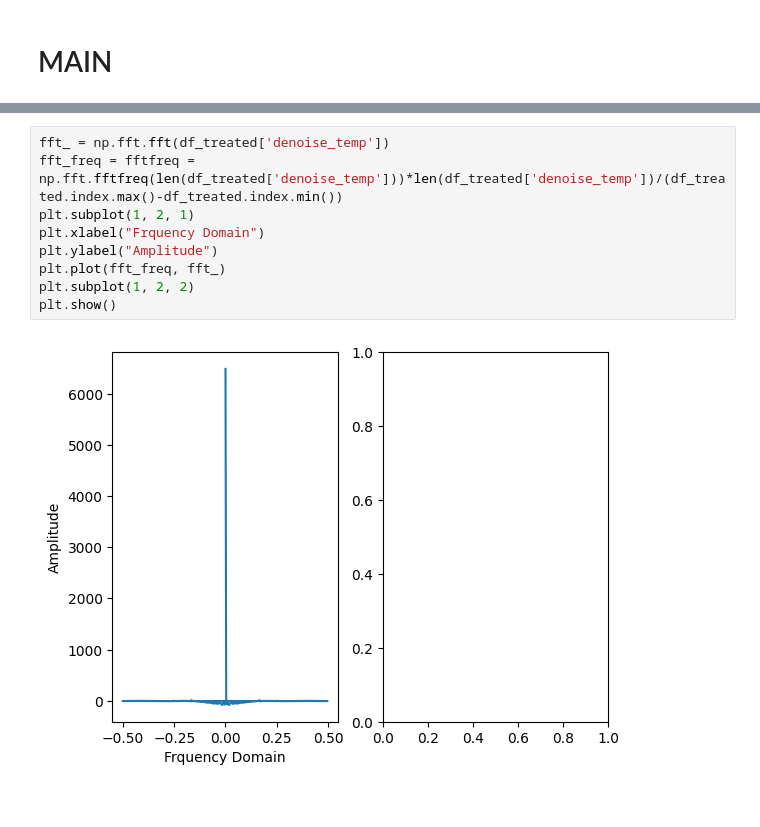
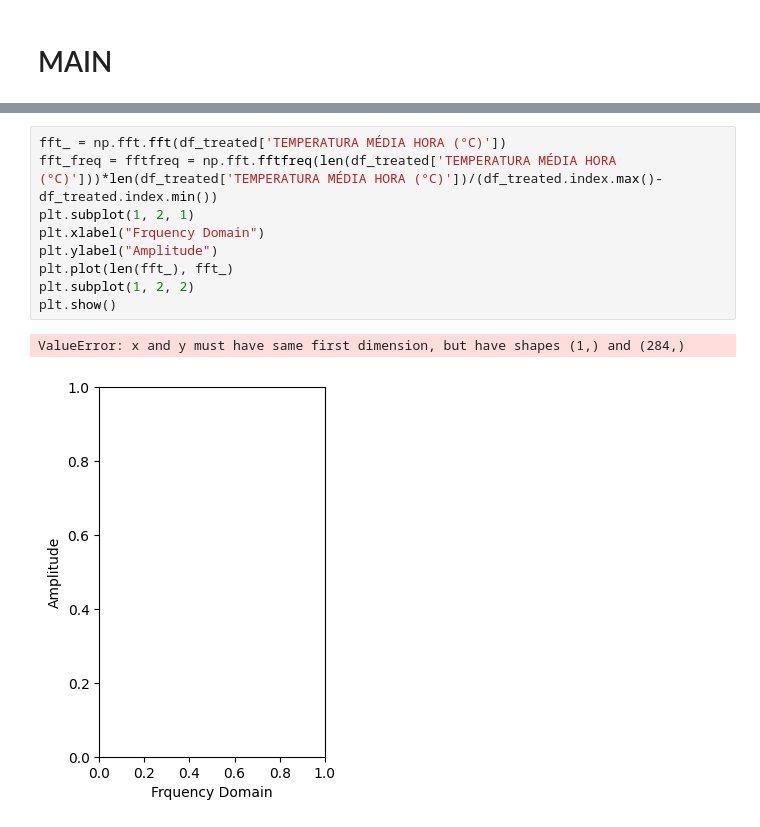
Before and after one commit to lcstei/fourrier-analysis-of-weather-data, a Jupyter notebook: src/main.ipynb, the cells around one changed output, grey strips where cells are left out. Cells and saved outputs as stored; diff of their text form.

```diff
--- a/src/main.ipynb
+++ b/src/main.ipynb
@@ -122,13 +122,14 @@ See the caveats in the documentation: https://pandas.pydata.org/pandas-docs/stab
 <Axes: >
 [figure]
 # %%
-fft_ = np.fft.fft(df_treated['denoise_temp'])
-fft_freq = fftfreq = np.fft.fftfreq(len(df_treated['denoise_temp']))*len(df_treated['denoise_temp'])/(df_treated.index.max()-df_treated.index.min())
+fft_ = np.fft.fft(df_treated['TEMPERATURA MÉDIA HORA (°C)'])
+fft_freq = fftfreq = np.fft.fftfreq(len(df_treated['TEMPERATURA MÉDIA HORA (°C)']))*len(df_treated['TEMPERATURA MÉDIA HORA (°C)'])/(df_treated.index.max()-df_treated.index.min())
 plt.subplot(1, 2, 1)
 plt.xlabel("Frquency Domain")
 plt.ylabel("Amplitude")
-plt.plot(fft_freq, fft_)
+plt.plot(len(fft_), fft_)
 plt.subplot(1, 2, 2)
 plt.show()
 # %% [output]
+ValueError: x and y must have same first dimension, but have shapes (1,) and (284,)
-[figure, old version]
+[figure, new version]
```
Also changed, not shown: parts of 2 cells of this notebook.
